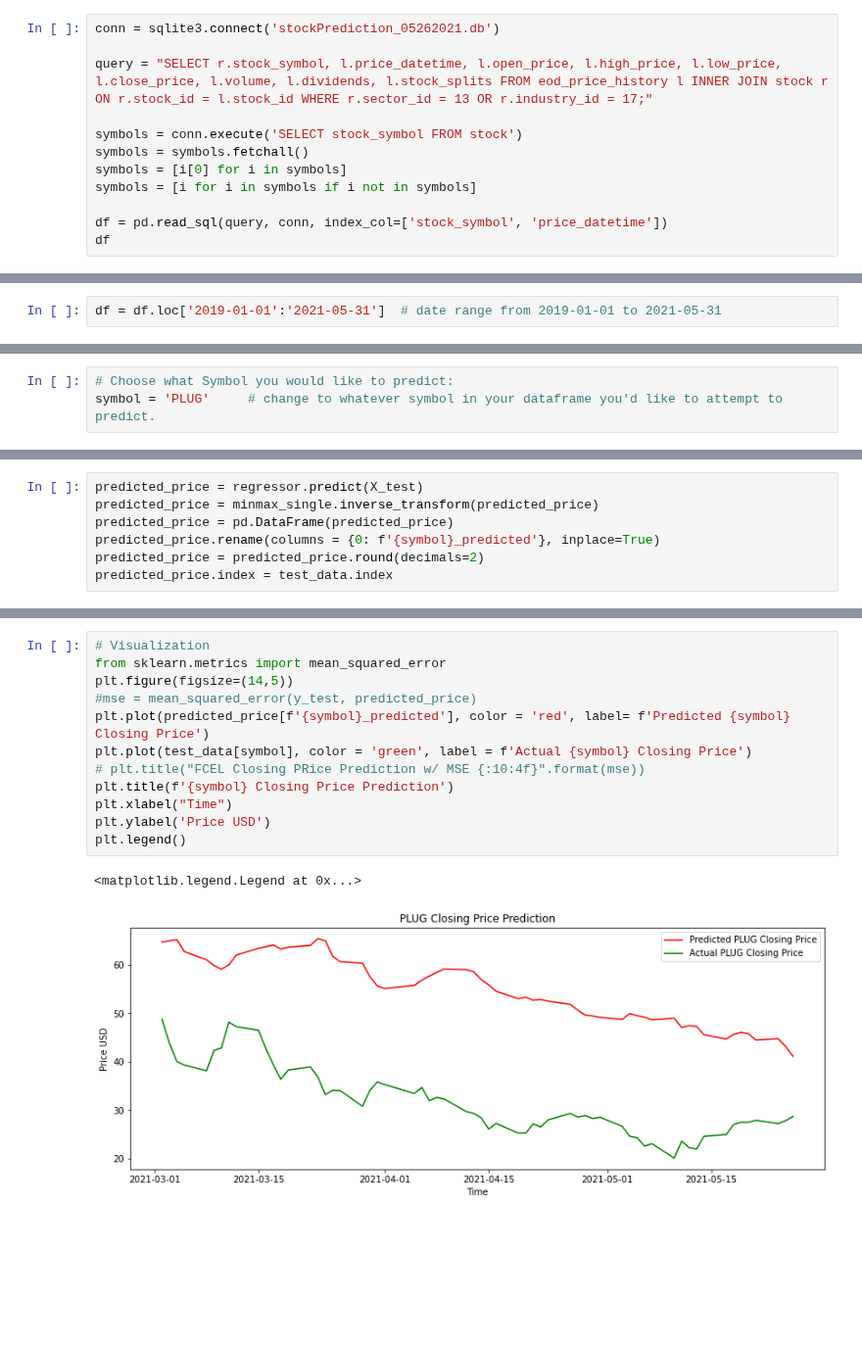
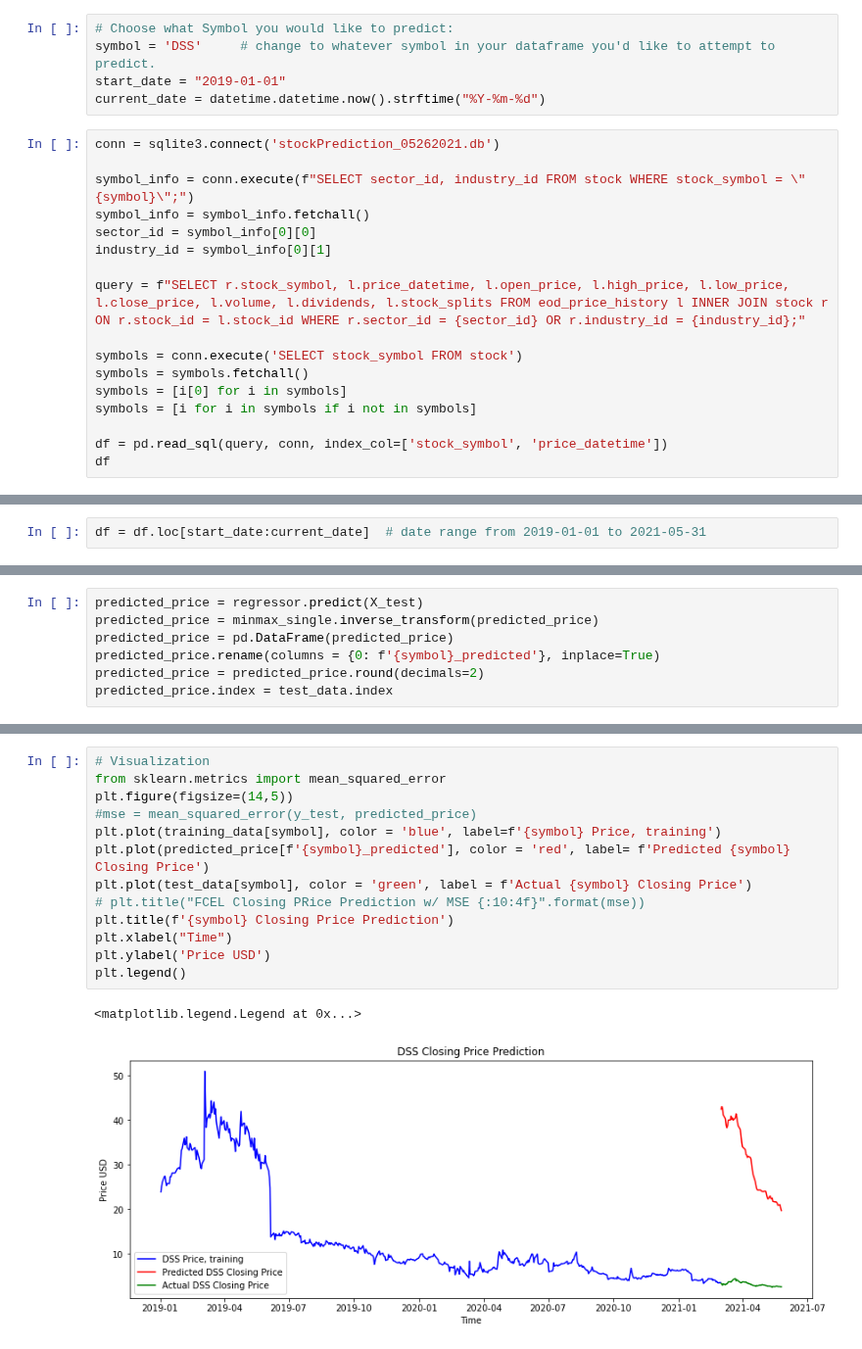
Before and after one commit to jmacdonald2010/stock-prediction, a Jupyter notebook: mlTests03_EOD.ipynb, the cells around one changed output, grey strips where cells are left out. Shown at 98% size. Cells and saved outputs as stored; diff of their text form; blank space fills up the shorter version.

```diff
--- a/mlTests03_EOD.ipynb
+++ b/mlTests03_EOD.ipynb
@@ -18,10 +19,20 @@ from sklearn.impute import KNNImputer
 ## For now, run the first import cell in the notebook, then work from here.
 # %% [markdown]
 *In the example below, we're only going to look at stocks that have the same sector or industry id as FСEL*
+# %%
+# Choose what Symbol you would like to predict:
+symbol = 'DSS'     # change to whatever symbol in your dataframe you'd like to attempt to predict.
+start_date = "2019-01-01"
+current_date = datetime.datetime.now().strftime("%Y-%m-%d")
 # %%
 conn = sqlite3.connect('stockPrediction_05262021.db')
 
-query = "SELECT r.stock_symbol, l.price_datetime, l.open_price, l.high_price, l.low_price, l.close_price, l.volume, l.dividends, l.stock_splits FROM eod_price_history l INNER JOIN stock r ON r.stock_id = l.stock_id WHERE r.sector_id = 13 OR r.industry_id = 17;"
+symbol_info = conn.execute(f"SELECT sector_id, industry_id FROM stock WHERE stock_symbol = \"{symbol}\";")
+symbol_info = symbol_info.fetchall()
+sector_id = symbol_info[0][0]
+industry_id = symbol_info[0][1]
+
+query = f"SELECT r.stock_symbol, l.price_datetime, l.open_price, l.high_price, l.low_price, l.close_price, l.volume, l.dividends, l.stock_splits FROM eod_price_history l INNER JOIN stock r ON r.stock_id = l.stock_id WHERE r.sector_id = {sector_id} OR r.industry_id = {industry_id};"
 
 symbols = conn.execute('SELECT stock_symbol FROM stock')
 symbols = symbols.fetchall()
@@ -82,7 +93,7 @@ df
 | 2021-05-26 | 5.60 | 2.57 | 1.57 | 0.740 | 6.04 | 1.20 | 1.43 | 0.200 | 3.58 | 2.47 | ... |
 12176 rows × 1120 columns
 # %%
-df = df.loc['2019-01-01':'2021-05-31']  # date range from 2019-01-01 to 2021-05-31
+df = df.loc[start_date:current_date]  # date range from 2019-01-01 to 2021-05-31
 # %%
 df['close_price']
 # %% [output]
@@ -115,9 +126,6 @@ close_df['FCEL'].plot()
 ## Creating a ML model
 # %% [markdown]
 ### Split the test/training data
-# %%
-# Choose what Symbol you would like to predict:
-symbol = 'PLUG'     # change to whatever symbol in your dataframe you'd like to attempt to predict.
 # %%
 # splitting test/training data
 
@@ -342,15 +350,16 @@ Name: PLUG_predicted, Length: 61, dtype: float32
 # %%
 # Visualization
 from sklearn.metrics import mean_squared_error
 plt.figure(figsize=(14,5))
 #mse = mean_squared_error(y_test, predicted_price)
+plt.plot(training_data[symbol], color = 'blue', label=f'{symbol} Price, training')
 plt.plot(predicted_price[f'{symbol}_predicted'], color = 'red', label= f'Predicted {symbol} Closing Price')
 plt.plot(test_data[symbol], color = 'green', label = f'Actual {symbol} Closing Price')
 # plt.title("FCEL Closing PRice Prediction w/ MSE {:10:4f}".format(mse))
 plt.title(f'{symbol} Closing Price Prediction')
 plt.xlabel("Time")
 plt.ylabel('Price USD')
 plt.legend()
 # %% [output]
 <matplotlib.legend.Legend at 0x...>
-[figure, old version]
+[figure, new version]
```
Also changed, not shown: parts of 8 cells of this notebook, 2 other files.
